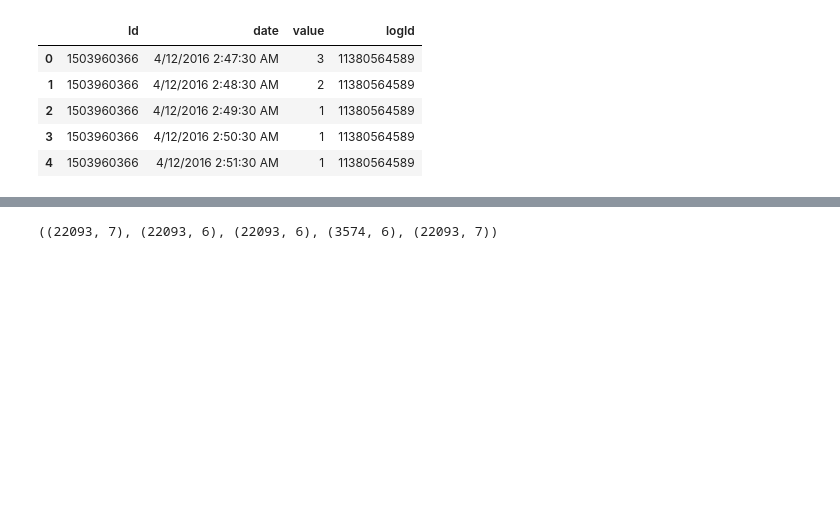
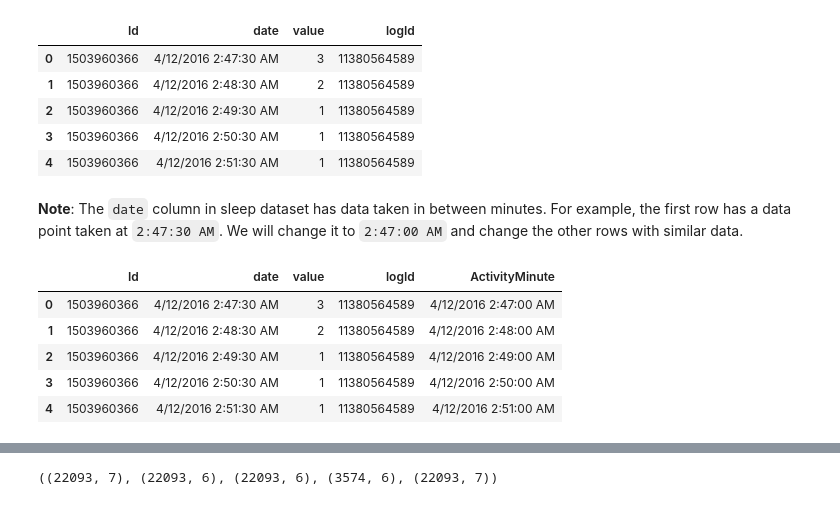
Before and after one commit to johng034/bellabeat-case-study, a Jupyter notebook: Data Cleaning and Creation.ipynb, the cells around one changed output, grey strips where cells are left out. Cells and saved outputs as stored; diff of their text form; code cells hidden in the pictures; blank space fills up the shorter version.

```diff
--- a/Data Cleaning and Creation.ipynb
+++ b/Data Cleaning and Creation.ipynb
@@ -405,3 +418,21 @@ sleepmin_df.head()
 | 2 | 1503960366 | 4/12/2016 2:49:30 AM | 1 | 11380564589 |
 | 3 | 1503960366 | 4/12/2016 2:50:30 AM | 1 | 11380564589 |
 | 4 | 1503960366 | 4/12/2016 2:51:30 AM | 1 | 11380564589 |
+# %% [markdown]
+**Note**: The `date` column in sleep dataset has data taken in between minutes. For example, the first row has a data point taken at `2:47:30 AM`. We will change it to `2:47:00 AM` and change the other rows with similar data.
+# %%
+def replace_seconds(date):
+    new_date = date.replace('30 AM', '00 AM')      # Replace seconds in AM
+    new_date = new_date.replace('30 PM', '00 PM')  # Replace seconds in PM
+    return new_date
+# %%
+sleepmin_df['ActivityMinute'] = sleepmin_df['date'].apply(replace_seconds)
+# %%
+sleepmin_df.head()
+# %% [output]
+|  | Id | date | value | logId | ActivityMinute |
+| 0 | 1503960366 | 4/12/2016 2:47:30 AM | 3 | 11380564589 | 4/12/2016 2:47:00 AM |
+| 1 | 1503960366 | 4/12/2016 2:48:30 AM | 2 | 11380564589 | 4/12/2016 2:48:00 AM |
+| 2 | 1503960366 | 4/12/2016 2:49:30 AM | 1 | 11380564589 | 4/12/2016 2:49:00 AM |
+| 3 | 1503960366 | 4/12/2016 2:50:30 AM | 1 | 11380564589 | 4/12/2016 2:50:00 AM |
+| 4 | 1503960366 | 4/12/2016 2:51:30 AM | 1 | 11380564589 | 4/12/2016 2:51:00 AM |
```
Also changed, not shown: parts of 66 cells of this notebook, 1 other file.
